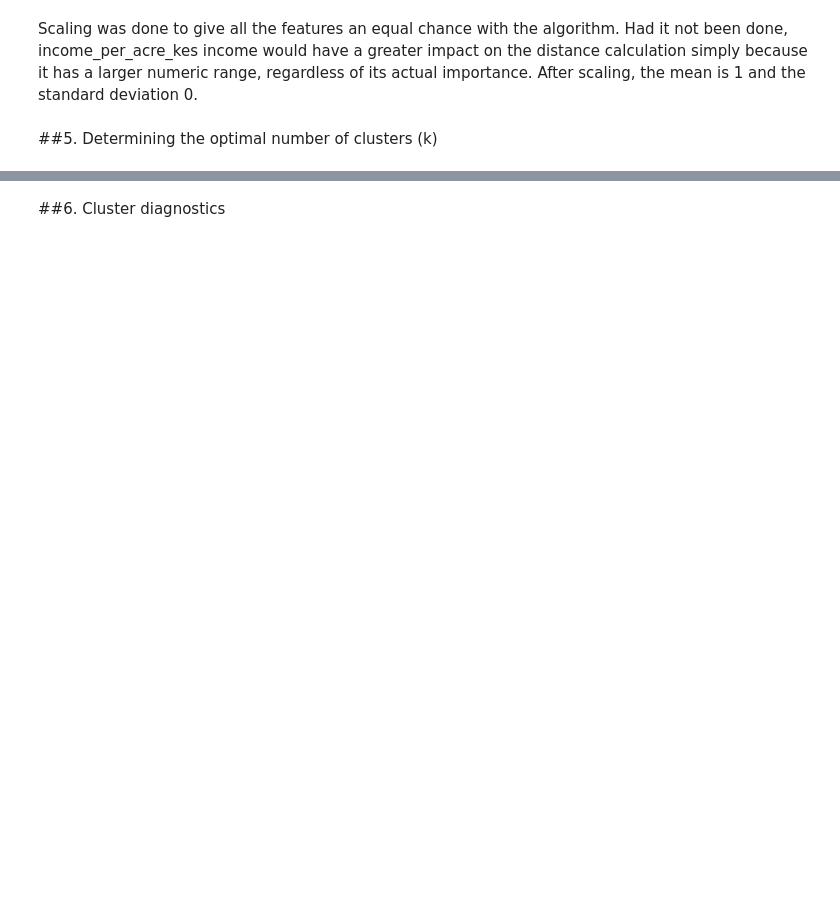
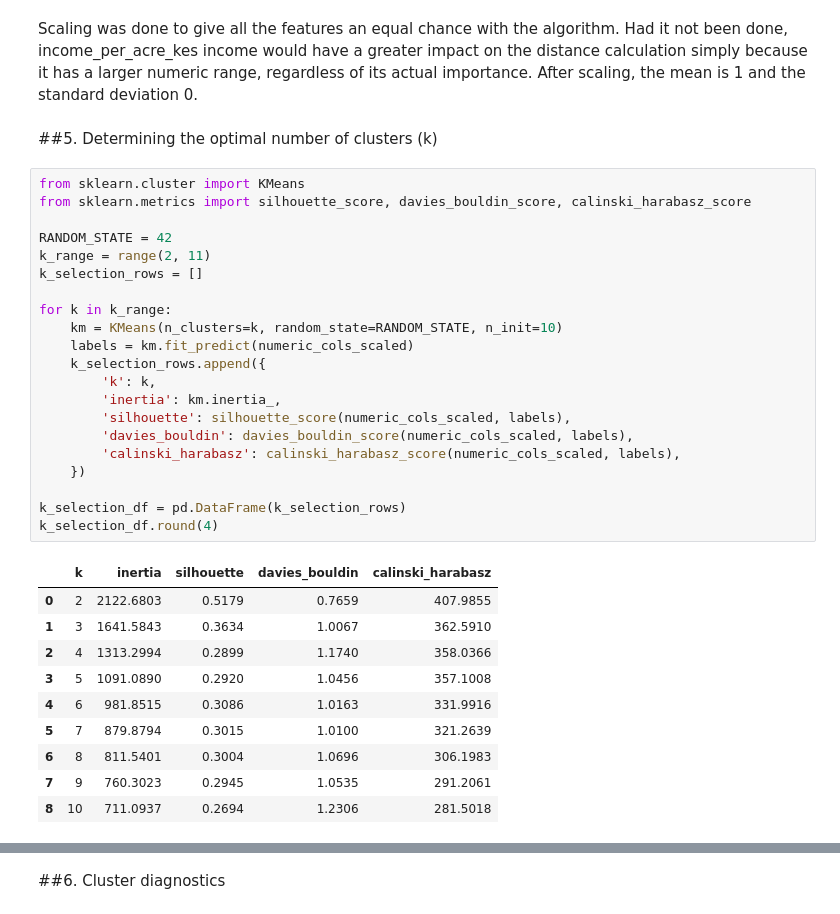
Before and after one commit to tanuiivy/bbt4106-202604-D4-clustering, a Jupyter notebook: lab_submission/bbt4106_202604_D4_clustering.ipynb, the cells around one changed output, grey strips where cells are left out. Saved outputs shown, nothing was run; the diff lists cells and outputs as text; blank space fills up the shorter version.

```diff
--- a/lab_submission/bbt4106_202604_D4_clustering.ipynb
+++ b/lab_submission/bbt4106_202604_D4_clustering.ipynb
@@ -465,3 +465,35 @@ After scaling:
 Scaling was done to give all the features an equal chance with the algorithm. Had it not been done, income_per_acre_kes income would have a greater impact on the distance calculation simply because  it has a larger numeric range, regardless of its actual importance. After scaling, the mean is 1 and the standard deviation 0.
 # %% [markdown]
 ##5. Determining the optimal number of clusters (k)
+# %%
+from sklearn.cluster import KMeans
+from sklearn.metrics import silhouette_score, davies_bouldin_score, calinski_harabasz_score
+
+RANDOM_STATE = 42
+k_range = range(2, 11)
+k_selection_rows = []
+
+for k in k_range:
+    km = KMeans(n_clusters=k, random_state=RANDOM_STATE, n_init=10)
+    labels = km.fit_predict(numeric_cols_scaled)
+    k_selection_rows.append({
+        'k': k,
+        'inertia': km.inertia_,
+        'silhouette': silhouette_score(numeric_cols_scaled, labels),
+        'davies_bouldin': davies_bouldin_score(numeric_cols_scaled, labels),
+        'calinski_harabasz': calinski_harabasz_score(numeric_cols_scaled, labels),
+    })
+
+k_selection_df = pd.DataFrame(k_selection_rows)
+k_selection_df.round(4)
+# %% [output]
+|  | k | inertia | silhouette | davies_bouldin | calinski_harabasz |
+| 0 | 2 | 2122.6803 | 0.5179 | 0.7659 | 407.9855 |
+| 1 | 3 | 1641.5843 | 0.3634 | 1.0067 | 362.5910 |
+| 2 | 4 | 1313.2994 | 0.2899 | 1.1740 | 358.0366 |
+| 3 | 5 | 1091.0890 | 0.2920 | 1.0456 | 357.1008 |
+| 4 | 6 | 981.8515 | 0.3086 | 1.0163 | 331.9916 |
+| 5 | 7 | 879.8794 | 0.3015 | 1.0100 | 321.2639 |
+| 6 | 8 | 811.5401 | 0.3004 | 1.0696 | 306.1983 |
+| 7 | 9 | 760.3023 | 0.2945 | 1.0535 | 291.2061 |
+| 8 | 10 | 711.0937 | 0.2694 | 1.2306 | 281.5018 |
```
Also changed, not shown: parts of 9 cells of this notebook.
